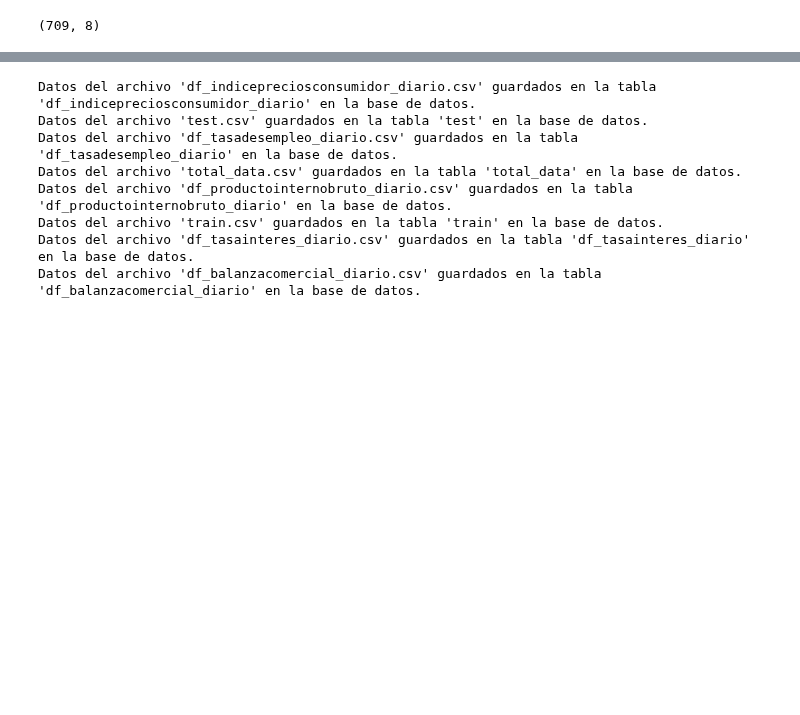
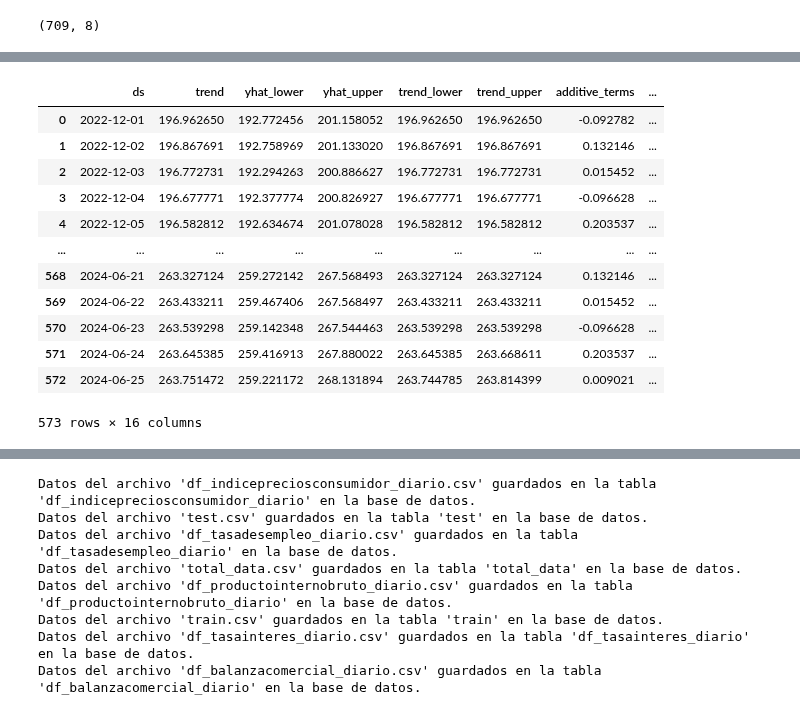
Before and after one commit to diegomacaya/proyecto_DataScience_DMS, a Jupyter notebook: src/Proyecto_Data_Science.ipynb, the cells around one changed output, grey strips where cells are left out. Cells and saved outputs as stored; diff of their text form; code cells hidden in the pictures; blank space fills up the shorter version.

```diff
--- a/src/Proyecto_Data_Science.ipynb
+++ b/src/Proyecto_Data_Science.ipynb
@@ -761,0 +781,16 @@ df_indicadores_D.shape
+# %%
+forecast1
+# %% [output]
+|  | ds | trend | yhat_lower | yhat_upper | trend_lower | trend_upper | additive_terms | ... |
+| 0 | 2022-12-01 | 196.962650 | 192.772456 | 201.158052 | 196.962650 | 196.962650 | -0.092782 | ... |
+| 1 | 2022-12-02 | 196.867691 | 192.758969 | 201.133020 | 196.867691 | 196.867691 | 0.132146 | ... |
+| 2 | 2022-12-03 | 196.772731 | 192.294263 | 200.886627 | 196.772731 | 196.772731 | 0.015452 | ... |
+| 3 | 2022-12-04 | 196.677771 | 192.377774 | 200.826927 | 196.677771 | 196.677771 | -0.096628 | ... |
+| 4 | 2022-12-05 | 196.582812 | 192.634674 | 201.078028 | 196.582812 | 196.582812 | 0.203537 | ... |
+| ... | ... | ... | ... | ... | ... | ... | ... | ... |
+| 568 | 2024-06-21 | 263.327124 | 259.272142 | 267.568493 | 263.327124 | 263.327124 | 0.132146 | ... |
+| 569 | 2024-06-22 | 263.433211 | 259.467406 | 267.568497 | 263.433211 | 263.433211 | 0.015452 | ... |
+| 570 | 2024-06-23 | 263.539298 | 259.142348 | 267.544463 | 263.539298 | 263.539298 | -0.096628 | ... |
+| 571 | 2024-06-24 | 263.645385 | 259.416913 | 267.880022 | 263.645385 | 263.668611 | 0.203537 | ... |
+| 572 | 2024-06-25 | 263.751472 | 259.221172 | 268.131894 | 263.744785 | 263.814399 | 0.009021 | ... |
+573 rows × 16 columns
```
Also changed, not shown: parts of 8 cells of this notebook, 38 other files.
